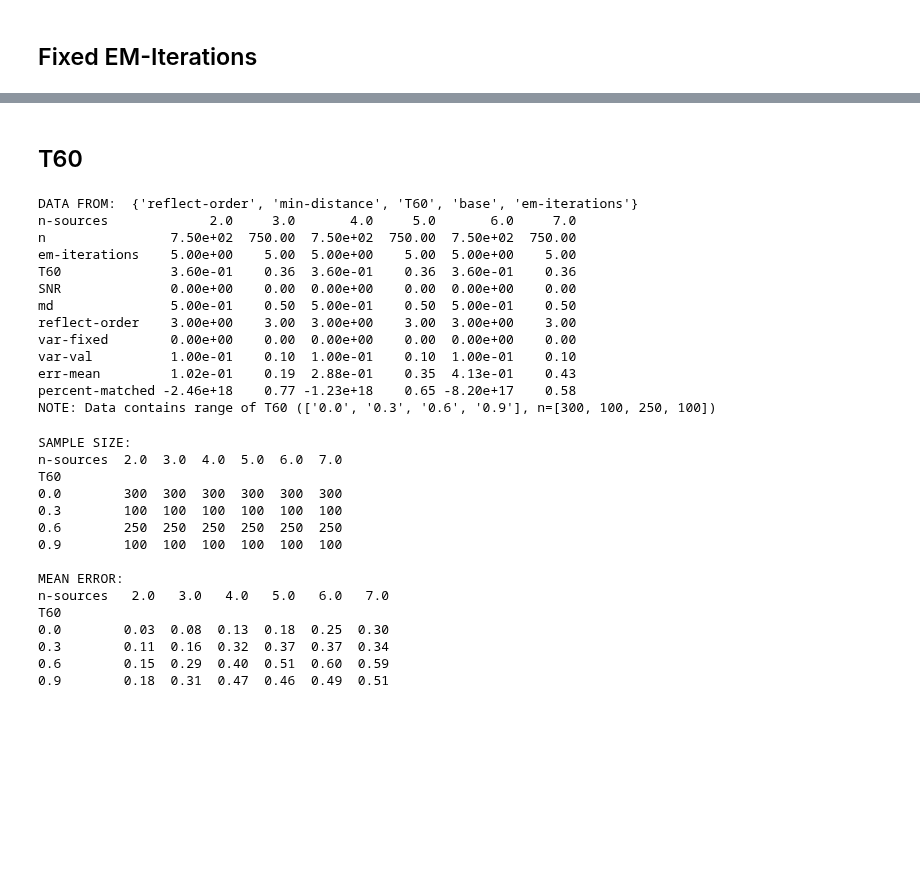
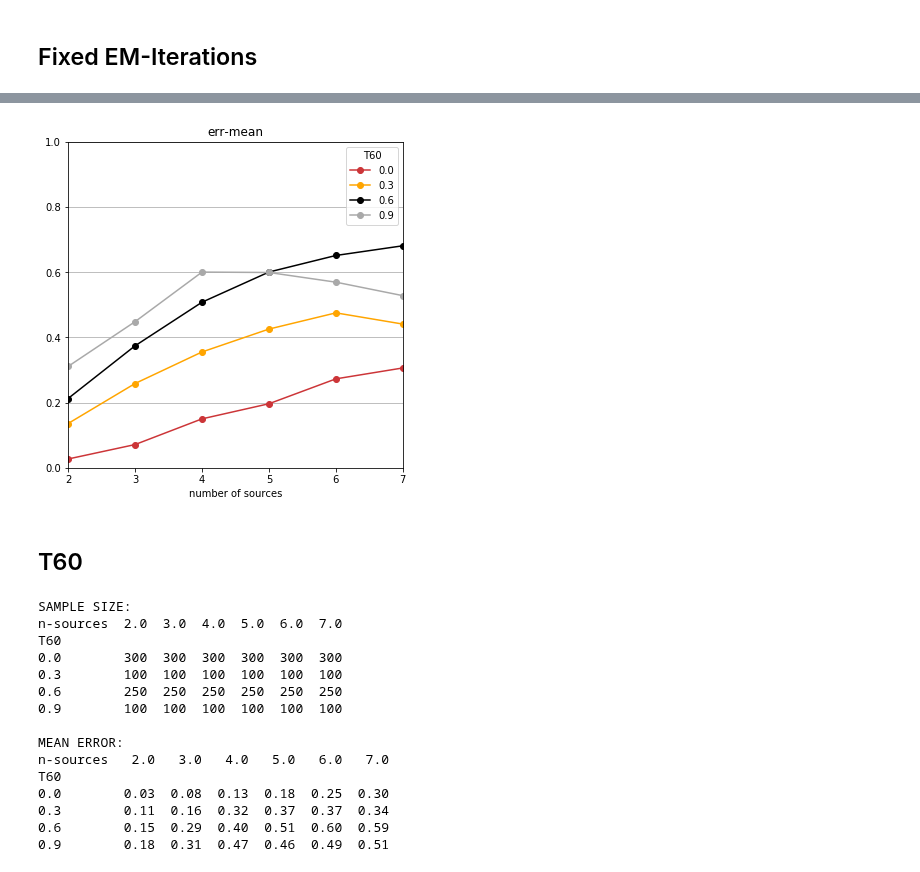
Before and after one commit to jannismain/fau-lnt-source-tracking-code, a Jupyter notebook: python/analysis-mean-err.ipynb, the cells around one changed output, grey strips where cells are left out. Drawn from its saved outputs; the diff is of its cells as text; code cells hidden in the pictures; blank space fills up the shorter version.

```diff
--- a/python/analysis-mean-err.ipynb
+++ b/python/analysis-mean-err.ipynb
@@ -332,3 +419,21 @@ cols = ['err-mean', 'percent-matched']
+# %%
+# Print Means in Lineplot
+ax, i = init_grid((1,1),(6,6))
+cols = ['err-mean']#, 'percent-matched']
+axis_param = [[0.2, 0, 0, 1.01],[0.1, 0, 0,1.01]]
+for col in cols:
+    a = df.pivot_table(col, index=['n-sources'], columns=[var], aggfunc='mean').plot(**DEFAULT_LINE_PLOT_ARGS, grid=True, ax=ax[i], title=col)
+#     a.set_ylim([0,1])
+    style_line_plot("number of sources", "", grid='x', ax=ax[i])
+    adjust_y_axis(*axis_param[i], a)
+    i+=1
+    if EXPORT_LATEX:
+        tikz_save("".join([PATH_LATEX_PLOTS, 'plot_{}_{}.tex'.format(desc, col)]),
+        figureheight = '\\figureheight',
+        figurewidth = '\\figurewidth'
+        )
+# %% [output]
+[figure, added]
 # %%
 # plt.subplots(1,2,figsize=(13,5))
 desc = 'em-iterations'
@@ -367,8 +472,8 @@ try:
 except ValueError:
     df = dfs
 # %%
+# Manipulate Data
 var = "T60"
-# Manipulate Data
 dft = df
 dft = dft[dft["reflect-order"]==3]
 # dft = dft[dft["T60"]==0.3]
@@ -378,21 +483,7 @@ dft = dft[dft["md"]==0.5]
 dft = dft[dft["SNR"]==0]
 dft = dft[dft["var-fixed"]==0]
 dft = dft[dft["var-val"]==0.1]
-print_summary(dft)
+# print_summary(dft)
-# %% [output]
-DATA FROM:  {'reflect-order', 'min-distance', 'T60', 'base', 'em-iterations'}
-n-sources             2.0     3.0       4.0     5.0       6.0     7.0
-n                7.50e+02  750.00  7.50e+02  750.00  7.50e+02  750.00
-em-iterations    5.00e+00    5.00  5.00e+00    5.00  5.00e+00    5.00
-T60              3.60e-01    0.36  3.60e-01    0.36  3.60e-01    0.36
-SNR              0.00e+00    0.00  0.00e+00    0.00  0.00e+00    0.00
-md               5.00e-01    0.50  5.00e-01    0.50  5.00e-01    0.50
-reflect-order    3.00e+00    3.00  3.00e+00    3.00  3.00e+00    3.00
-var-fixed        0.00e+00    0.00  0.00e+00    0.00  0.00e+00    0.00
-var-val          1.00e-01    0.10  1.00e-01    0.10  1.00e-01    0.10
-err-mean         1.02e-01    0.19  2.88e-01    0.35  4.13e-01    0.43
-percent-matched -2.46e+18    0.77 -1.23e+18    0.65 -8.20e+17    0.58
-NOTE: Data contains range of T60 (['0.0', '0.3', '0.6', '0.9'], n=[300, 100, 250, 100])
 # %%
 print("SAMPLE SIZE:")
 dfp = dft.pivot_table("x1", index=["n-sources"], columns=[var], aggfunc='count').transpose()
```
Also changed, not shown: parts of 8 cells of this notebook, 1 other file.
